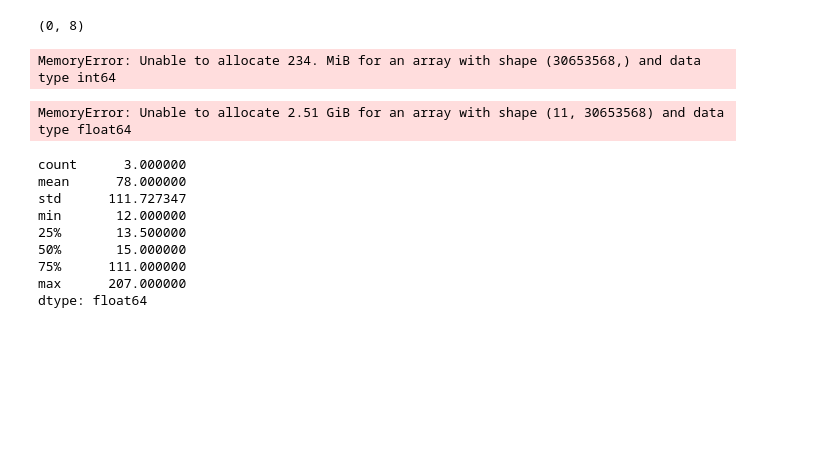
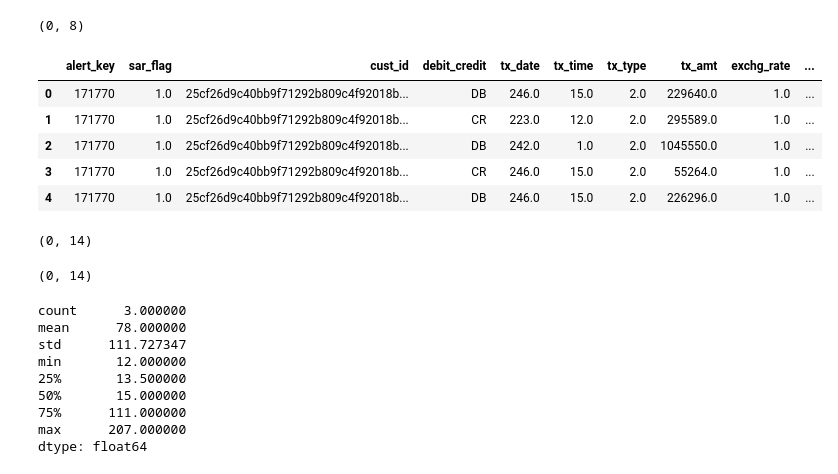
Before and after one commit to y4c6/DMfin, a Jupyter notebook: data_visualization.ipynb, the cells around one changed output. Drawn from its saved outputs; the diff is of its cells as text; code cells hidden in the pictures; blank space fills up the shorter version.

```diff
--- a/data_visualization.ipynb
+++ b/data_visualization.ipynb
@@ -170,17 +170,28 @@ del alert_join_y_nan_occu
 # %% [output]
 (0, 8)
 # %%
-alert_join_y_dp = pd.merge(alert_join_y[['alert_key', 'sar_flag', 'cust_id']], dp, on=['cust_id'], how='left')
-alert_join_y_dp.head(5)
+alert_join_y1_dp = pd.merge(alert_join_y1[['alert_key', 'sar_flag', 'cust_id']], dp, on=['cust_id'], how='left')
+alert_join_y1_dp.head(5)
 # %% [output]
-MemoryError: Unable to allocate 234. MiB for an array with shape (30653568,) and data type int64
+|  | alert_key | sar_flag | cust_id | debit_credit | tx_date | tx_time | tx_type | tx_amt | exchg_rate | ... |
+| 0 | 171770 | 1.0 | 25cf26d9c40bb9f71292b809c4f92018b... | DB | 246.0 | 15.0 | 2.0 | 229640.0 | 1.0 | ... |
+| 1 | 171770 | 1.0 | 25cf26d9c40bb9f71292b809c4f92018b... | CR | 223.0 | 12.0 | 2.0 | 295589.0 | 1.0 | ... |
+| 2 | 171770 | 1.0 | 25cf26d9c40bb9f71292b809c4f92018b... | DB | 242.0 | 1.0 | 2.0 | 1045550.0 | 1.0 | ... |
+| 3 | 171770 | 1.0 | 25cf26d9c40bb9f71292b809c4f92018b... | CR | 246.0 | 15.0 | 2.0 | 55264.0 | 1.0 | ... |
+| 4 | 171770 | 1.0 | 25cf26d9c40bb9f71292b809c4f92018b... | DB | 246.0 | 15.0 | 2.0 | 226296.0 | 1.0 | ... |
 # %%
-alert_join_y_dp_nan_tx_amt = alert_join_y_dp[alert_join_y_dp['tx_amt'].isnull()]
-print(alert_join_y_dp_nan_tx_amt[alert_join_y_dp_nan_tx_amt['sar_flag']==1.0].shape)
-# 0 y.sar_flag induces by custinfo.occupation_code
-#del alert_join_y_nan_occu
+alert_join_y_dp[(alert_join_y_dp['sar_flag']==1.0)][(alert_join_y_dp['tx_amt']==pd.NA)].shape
+# 0 y.sar_flag induces by dp.tx_amt
-# %% [output]
-MemoryError: Unable to allocate 2.51 GiB for an array with shape (11, 30653568) and data type float64
+# %%
+alert_join_y1_dp[(alert_join_y1_dp['sar_flag']==1.0)][(alert_join_y1_dp['fiscTxId']==pd.NA)].shape
+# 0 y.sar_flag induces by dp.fisctxid
+# %% [output]
+(0, 14)
+# %%
+alert_join_y1_dp[(alert_join_y1_dp['sar_flag']==1.0)][(alert_join_y1_dp['txbranch']==pd.NA)].shape
+# 0 y.sar_flag induces by dp.txbranch
+# %% [output]
+(0, 14)
 # %%
 train[train['sar_flag']==1].groupby('risk_rank').size().describe()
 # %% [output]
```
Also changed, not shown: parts of 2 cells of this notebook.
